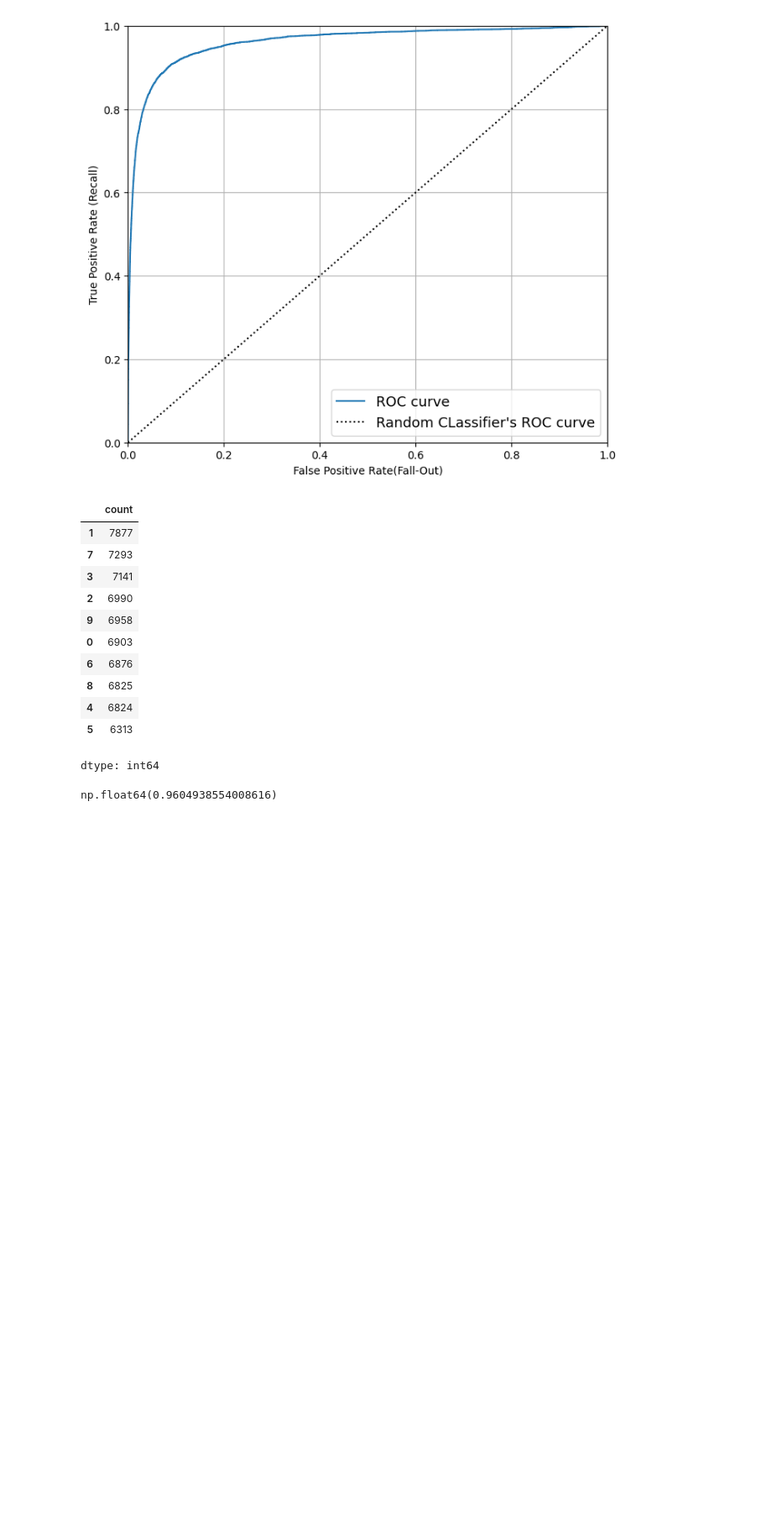
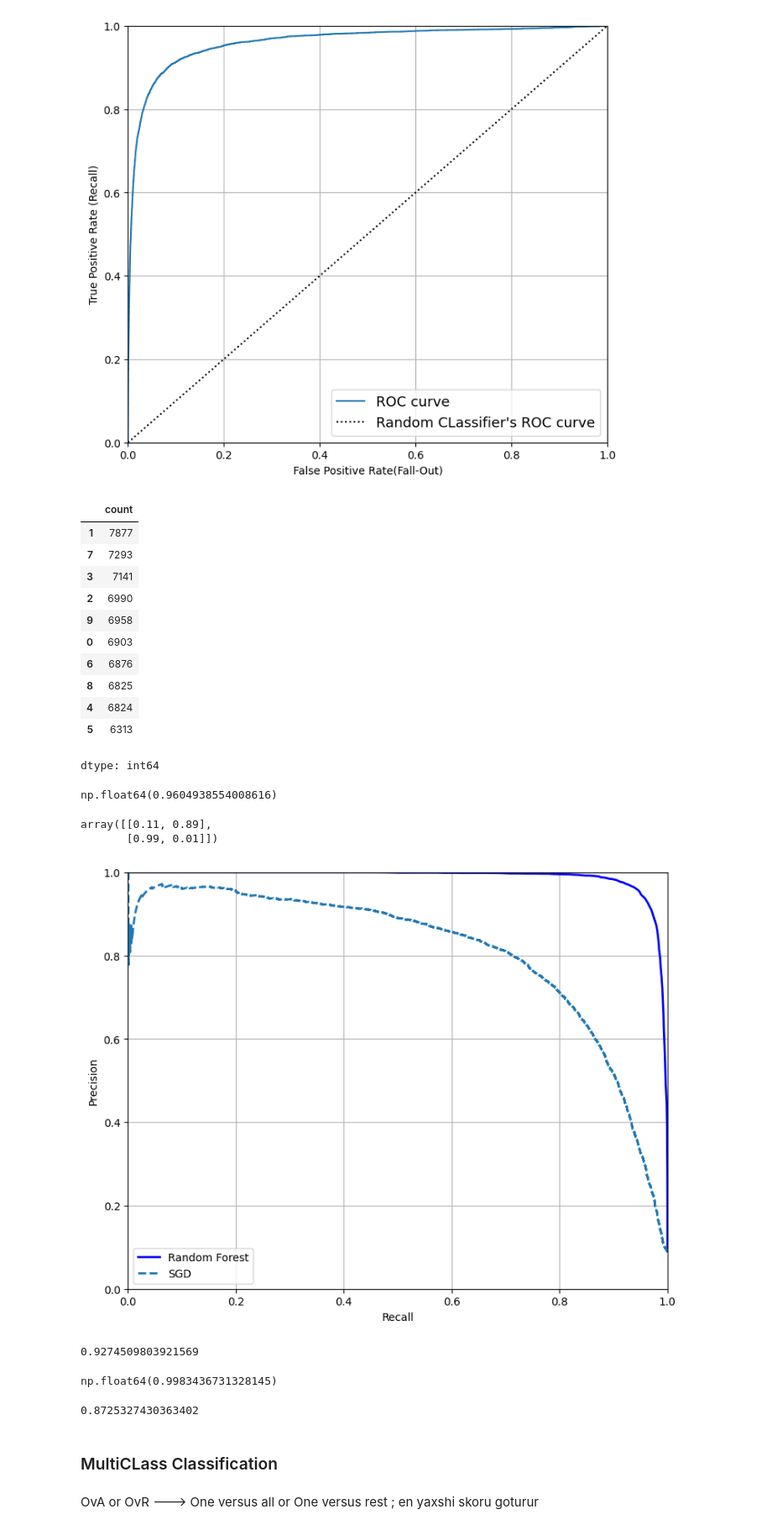
Before and after one commit to Adigozalovh/Machine-Learning, a Jupyter notebook: Classification101.ipynb, the cells around one changed output. Shown at 84% size. Drawn from its saved outputs; the diff is of its cells as text; code cells hidden in the pictures; blank space fills up the shorter version.

```diff
--- a/Classification101.ipynb
+++ b/Classification101.ipynb
@@ -308,3 +308,51 @@ from sklearn.metrics import roc_auc_score
 roc_auc_score(y_train_5 , y_scores)
 # %% [output]
 np.float64(0.9604938554008616)
+# %%
+from sklearn.ensemble import RandomForestClassifier
+
+forest_clf = RandomForestClassifier(random_state= 42)
+# %%
+y_probas_forest = cross_val_predict(forest_clf,
+                                    X_train,
+                                    y_train_5,
+                                    cv=3,
+                                    method = 'predict_proba')
+# %%
+y_probas_forest[:2]
+# %% [output]
+array([[0.11, 0.89],
+       [0.99, 0.01]])
+# %%
+y_scores_forest = y_probas_forest[:, 1]
+precisions_forest, recalls_forest,tresholds_forest = precision_recall_curve(y_train_5, y_scores_forest)
+# %%
+plt.figure(figsize = (9,7))
+
+plt.plot(recalls_forest, precisions_forest, 'b-', linewidth=2, label= 'Random Forest')
+plt.plot(recalls, precisions, '--', linewidth=2, label='SGD')
+
+plt.xlabel('Recall')
+plt.ylabel('Precision')
+plt.axis([0,1,0,1])
+plt.grid()
+plt.legend(loc= 'lower left');
+# %% [output]
+[figure, added]
+# %%
+y_train_pred_forest = y_probas_forest[:,1] >= 0.5
+f1_score(y_train_5 , y_train_pred_forest)
+# %% [output]
+0.9274509803921569
+# %%
+roc_auc_score(y_train_5, y_scores_forest)
+# %% [output]
+np.float64(0.9983436731328145)
+# %%
+recall_score(y_train_5, y_train_pred_forest)
+# %% [output]
+0.8725327430363402
+# %% [markdown]
+### MultiCLass Classification
+# %% [markdown]
+OvA or OvR ---> One versus all or One versus rest ; en yaxshi skoru goturur
```
Also changed, not shown: parts of 29 cells of this notebook.
